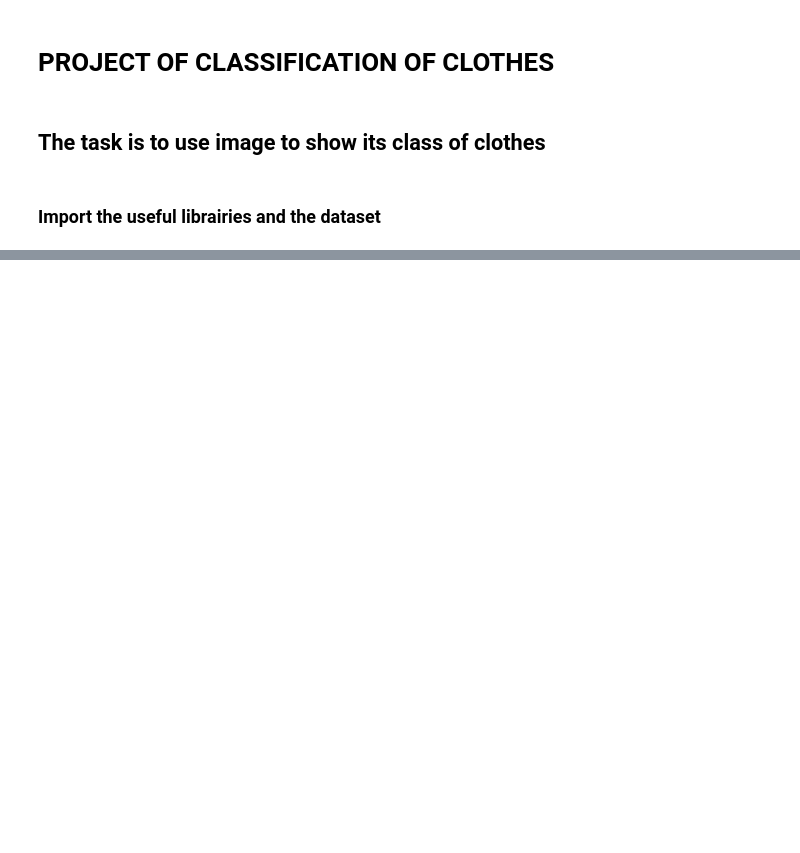
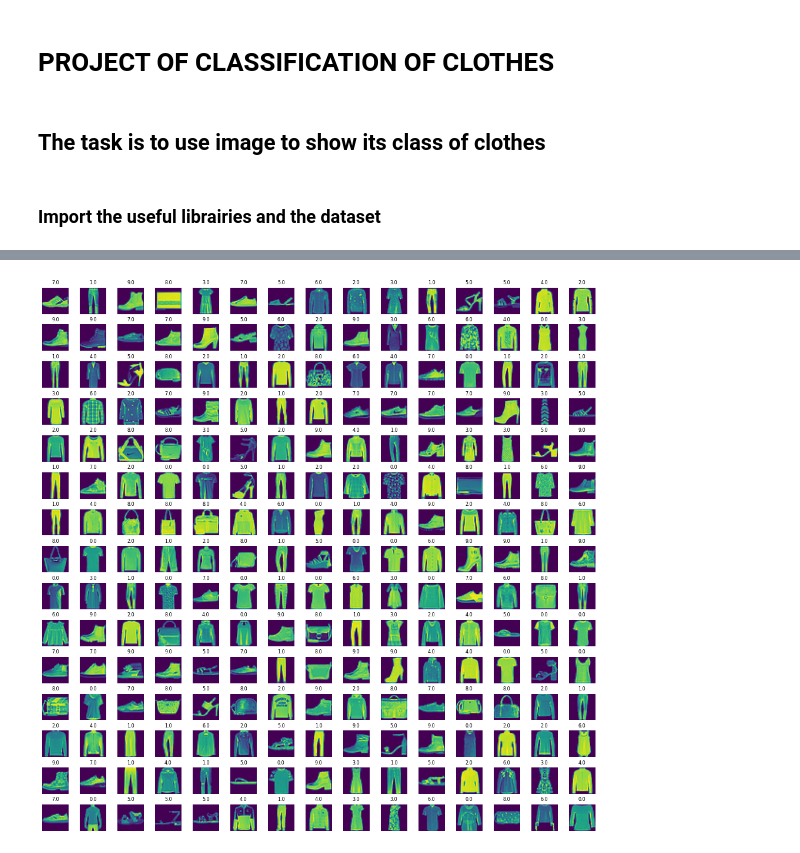
Before and after one commit to rigole/ml-projects, a Jupyter notebook: Fashion-Class-Classificaton/fashion.ipynb, the cells around one changed output, grey strips where cells are left out. Saved outputs shown, nothing was run; the diff lists cells and outputs as text; code cells hidden in the pictures; blank space fills up the shorter version.

```diff
--- a/Fashion-Class-Classificaton/fashion.ipynb
+++ b/Fashion-Class-Classificaton/fashion.ipynb
@@ -15,0 +57,26 @@ fashion_train_df = pd.read_csv('input/fashion-mnist_train.csv', sep=',')
+# %%
+# let's define images viez in grid format
+# dimension of the grid
+w_grid = 15
+h_grid = 15
+
+fig, axes = plt.subplots(h_grid, w_grid, figsize=(17, 17))
+
+axes = axes.ravel() # flaten the 15 x 15 matrix into 255 array
+
+n_training = len(training) # length of the dataset
+
+# select a random number from 0 to n_trainng
+
+for i in np.arange(0, w_grid * h_grid):
+    #select a random number
+    index = np.random.randint(0, n_training)
+    # read and display an image with the selected index
+    axes[i].imshow(training[index,1:].reshape((28, 28)) )
+    axes[i].set_title(training[index, 0], fontsize = 8)
+    axes[i].axis('off')
+
+
+plt.subplots_adjust(hspace=0.4)
+# %% [output]
+[figure, added]
```
Also changed, not shown: parts of 9 cells of this notebook.
